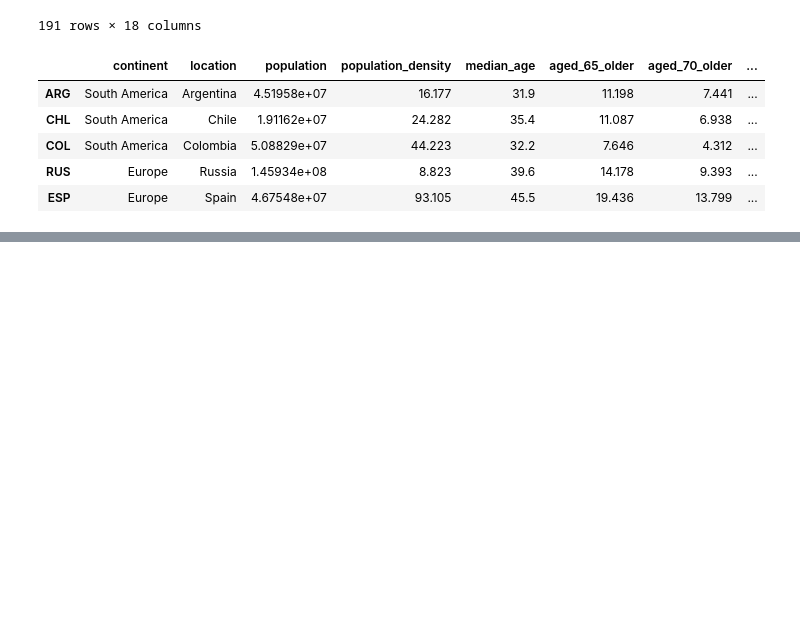
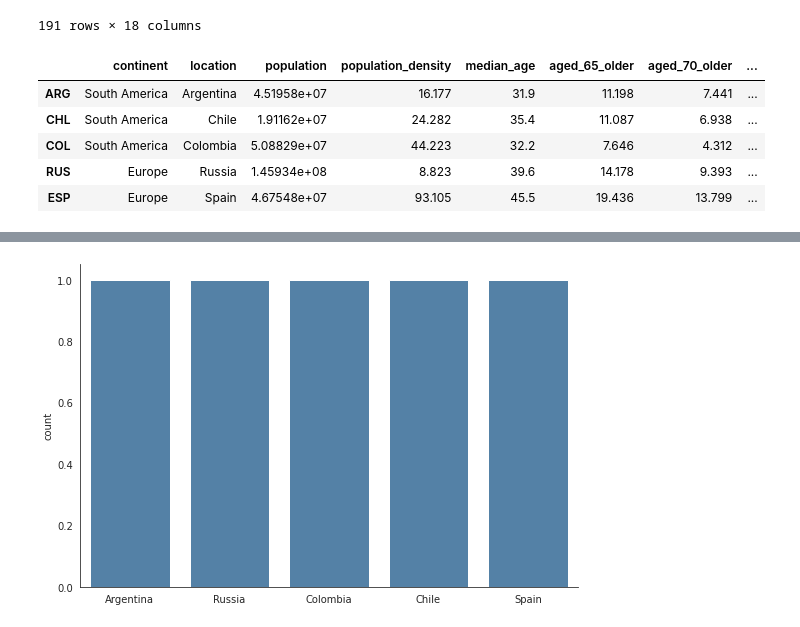
Before and after one commit to EDA-COVID/Proyecto_equipo, a Jupyter notebook: notebooks/day2_anais.ipynb, the cells around one changed output, grey strips where cells are left out. Saved outputs shown, nothing was run; the diff lists cells and outputs as text; code cells hidden in the pictures; blank space fills up the shorter version.

```diff
--- a/notebooks/day2_anais.ipynb
+++ b/notebooks/day2_anais.ipynb
@@ -152,0 +158,3 @@ covid.plot(x='location', y='data.date')
+# %%
+covid.set_index('data.date', inplace=True)
+covid.head()
@@ -152,0 +170,11 @@ covid.plot(x='location', y='data.date')
+# %%
+import seaborn as sns
+
+def basic_graph_seaborn(x_axis, df_name, kind_graph):
+
+    with sns.axes_style('white'):
+        sns.factorplot(x_axis, data=df_name, aspect=1.5, kind=kind_graph, color='steelblue')
+# %%
+basic_graph_seaborn(x_axis=['Argentina','Russia', 'Colombia', 'Chile', 'Spain'], df_name=covid, kind_graph="count")
+# %% [output]
+[figure, added]
```
Also changed, not shown: parts of 25 cells of this notebook, 1 other file.
